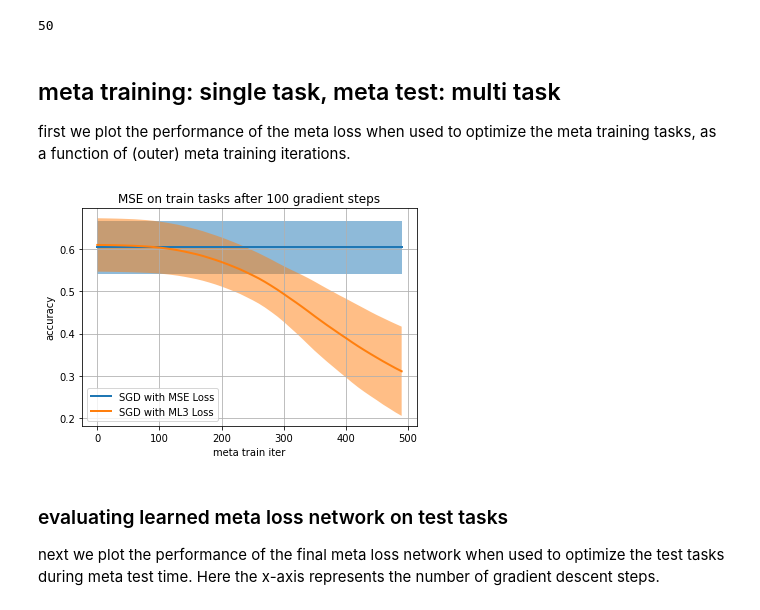
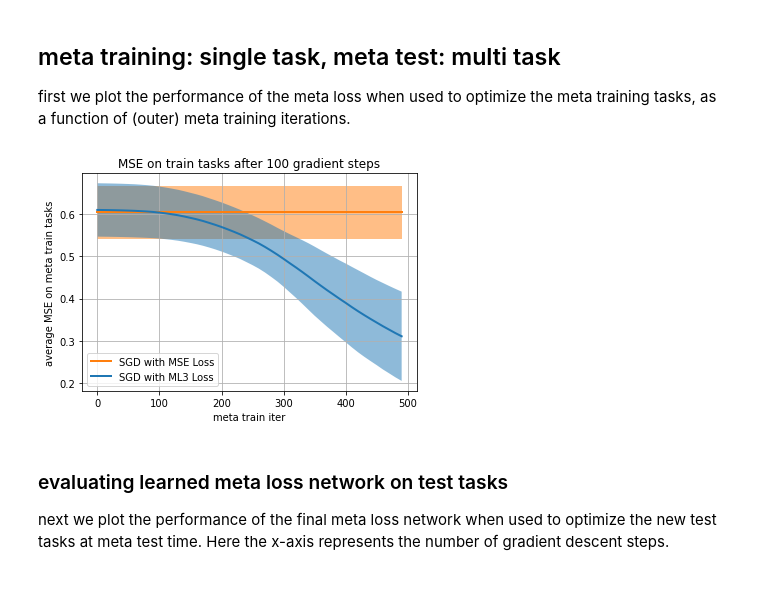
Before and after one commit to facebookresearch/LearningToLearn, a Jupyter notebook: experiments/ml3_sine_regression_exp_viz.ipynb, the cells around one changed output. Saved outputs shown, nothing was run; the diff lists cells and outputs as text; code cells hidden in the pictures.

```diff
--- a/experiments/ml3_sine_regression_exp_viz.ipynb
+++ b/experiments/ml3_sine_regression_exp_viz.ipynb
@@ -12,14 +12,11 @@ EXP_FOLDER="sin_exp/"
 
 seeds = [0, 1, 2, 3, 4]
 # %%
+# load results
 train_reg = np.zeros((50, len(seeds)))
 train_ml3 = np.zeros_like(train_reg)
-test_reg = np.zeros_like(train_reg)
-test_ml3 = np.zeros_like(train_reg)
 
 test_reg_loss = np.zeros((100, len(seeds)))
-train_reg_loss = np.zeros_like(test_reg_loss)
-train_ml3_loss = np.zeros_like(test_reg_loss)
 test_ml3_loss = np.zeros_like(test_reg_loss)
 
 test_loss_trace = np.zeros_like(test_reg_loss)
@@ -29,54 +26,40 @@ for j, seed in enumerate(seeds):
     exp_file = "sine_regression_seed_{}.pkl".format(seed)
     exp_filehandle = open(os.path.join(EXP_FOLDER, exp_file), "rb")
     data = dill.load(exp_filehandle)
-    #train_reg[:, j] = np.asarray([np.mean(data[i]['train_reg']['mse']) for i in range(len(data))])
-    #test_reg[:, j] = np.asarray([np.mean(data[i]['test_reg']['mse']) for i in range(len(data))])
-
-    #train_ml3[:, j] =  np.asarray([np.mean(data[i]['train_ml3']['mse']) for i in range(len(data))])
-    #test_ml3[:, j] =  np.asarray([np.mean(data[i]['test_ml3']['mse']) for i in range(len(data))])
 
     train_reg[:, j] = np.asarray([np.vstack(data[i]['train_reg']['loss_trace']).mean(axis=0)[n_steps] for i in range(len(data))])
-    test_reg[:, j] = np.asarray([np.vstack(data[i]['test_reg']['loss_trace']).mean(axis=0)[n_steps] for i in range(len(data))])
+    train_ml3[:, j] =  np.asarray([np.vstack(data[i]['train_ml3']['loss_trace']).mean(axis=0)[n_steps] for i in range(len(data))])
 
-    train_ml3[:, j] =  np.asarray([np.vstack(data[i]['train_ml3']['loss_trace']).mean(axis=0)[n_steps] for i in range(len(data))])
-    test_ml3[:, j] =  np.asarray([np.vstack(data[i]['test_ml3']['loss_trace']).mean(axis=0)[n_steps] for i in range(len(data))])
-
-    train_reg_loss[:, j] = np.vstack(data[-1]['train_reg']['loss_trace']).mean(axis=0)
     test_reg_loss[:, j] = np.vstack(data[-1]['test_reg']['loss_trace']).mean(axis=0)
-    train_ml3_loss[:, j] = np.vstack(data[-1]['train_ml3']['loss_trace']).mean(axis=0)
     test_ml3_loss[:, j] = np.vstack(data[-1]['test_ml3']['loss_trace']).mean(axis=0)
-# %%
-len(data)
-# %% [output]
-50
 # %% [markdown]
 ##  meta training: single task, meta test: multi task
 first we plot the performance of the meta loss when used to optimize the meta training tasks, as a function of (outer) meta training iterations.
 # %%
-
+# mean and variance over seeds
 mu1 = train_reg.mean(axis=1)
 sigma1 = train_reg.std(axis=1)
 mu2 = train_ml3.mean(axis=1)
 sigma2 = train_ml3.std(axis=1)
 t = np.arange(0, 500, 10)
 
 # plot it!
 fig, ax = plt.subplots(1)
-ax.plot(t, mu1, lw=2, label='SGD with MSE Loss', color='C0')
-ax.plot(t, mu2, lw=2, label='SGD with ML3 Loss', color='C1')
-ax.fill_between(t, mu1+sigma1, mu1-sigma1, facecolor='C0', alpha=0.5)
-ax.fill_between(t, mu2+sigma2, mu2-sigma2, facecolor='C1', alpha=0.5)
+ax.plot(t, mu1, lw=2, label='SGD with MSE Loss', color='C1')
+ax.plot(t, mu2, lw=2, label='SGD with ML3 Loss', color='C0')
+ax.fill_between(t, mu1+sigma1, mu1-sigma1, facecolor='C1', alpha=0.5)
+ax.fill_between(t, mu2+sigma2, mu2-sigma2, facecolor='C0', alpha=0.5)
 ax.set_title(r'MSE on train tasks after 100 gradient steps')
 #ax.legend(loc='upper left')
 ax.set_xlabel('meta train iter')
-ax.set_ylabel('accuracy')
+ax.set_ylabel('average MSE on meta train tasks')
 ax.grid()
 ax.legend(loc='lower left')
 plt.savefig("{}/sine_meta_training.png".format(EXP_FOLDER))
 # %% [output]
-[figure, old version]
+[figure, new version]
 # %% [markdown]
 ### evaluating learned meta loss network on test tasks
-next we plot the performance of the final meta loss network when used to optimize the test tasks during meta test time. Here the x-axis represents the number of gradient descent steps.
+next we plot the performance of the final meta loss network when used to optimize the new test tasks at meta test time. Here the x-axis represents the number of gradient descent steps.
 # %%
 plt.figure()
```
Also changed, not shown: parts of 1 cell of this notebook.
